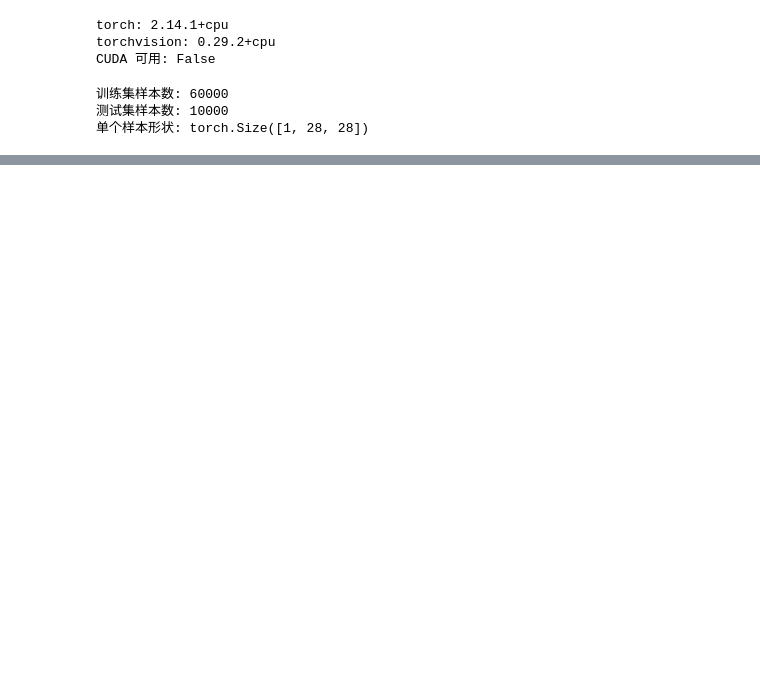
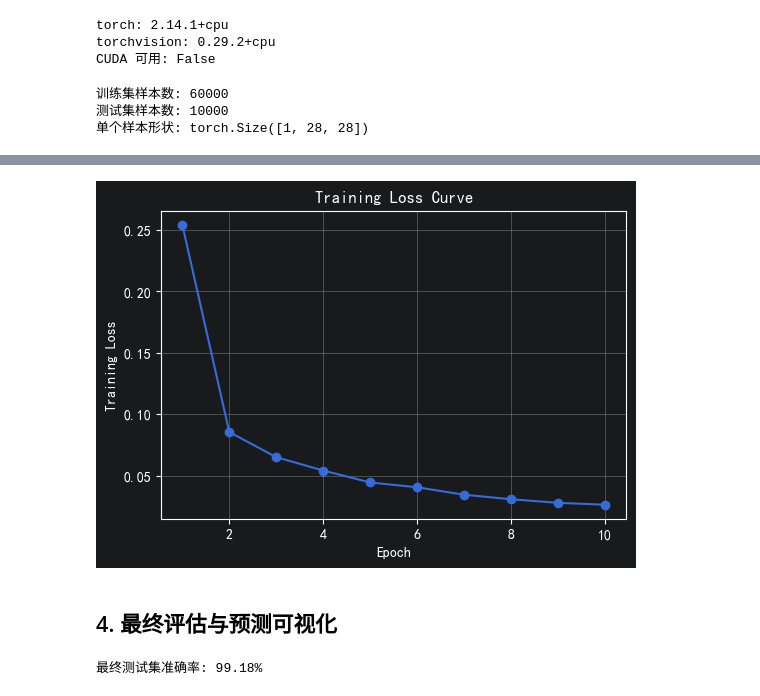
Before and after one commit to drawloong/MNIST, a Jupyter notebook: MNIST.ipynb, the cells around one changed output, grey strips where cells are left out. Drawn from its saved outputs; the diff is of its cells as text; code cells hidden in the pictures; blank space fills up the shorter version.

```diff
--- a/MNIST.ipynb
+++ b/MNIST.ipynb
@@ -34,0 +138,32 @@ print('单个样本形状:', train_dataset[0][0].shape)
+# %%
+EPOCHS = 10
+train_losses = []
+
+for epoch in range(EPOCHS):
+    model.train()
+    running_loss = 0.0
+    for images, labels in train_loader:
+        images, labels = images.to(device), labels.to(device)
+
+        optimizer.zero_grad()
+        outputs = model(images)
+        loss = criterion(outputs, labels)
+        loss.backward()
+        optimizer.step()
+
+        running_loss += loss.item() * images.size(0)
+
+    epoch_loss = running_loss / len(train_loader.dataset)
+    train_losses.append(epoch_loss)
+
+    # 每个 epoch 在测试集上快速评估
+    model.eval()
+    correct = 0
+    with torch.no_grad():
+        for images, labels in test_loader:
+            images, labels = images.to(device), labels.to(device)
+            preds = model(images).argmax(dim=1)
+            correct += (preds == labels).sum().item()
+    acc = correct / len(test_loader.dataset)
+
+    print(f'Epoch {epoch+1:2d}/{EPOCHS} | loss: {epoch_loss:.4f} | 测试准确率: {acc*100:.2f}%')
@@ -34,0 +181,27 @@ print('单个样本形状:', train_dataset[0][0].shape)
+# %%
+# 训练损失曲线
+plt.figure(figsize=(6, 4))
+plt.plot(range(1, EPOCHS + 1), train_losses, marker='o')
+plt.xlabel('Epoch')
+plt.ylabel('Training Loss')
+plt.title('Training Loss Curve')
+plt.grid(True)
+plt.show()
+# %% [output]
+[figure, added]
+# %% [markdown]
+## 4. 最终评估与预测可视化
+# %%
+model.eval()
+correct = 0
+total = 0
+with torch.no_grad():
+    for images, labels in test_loader:
+        images, labels = images.to(device), labels.to(device)
+        preds = model(images).argmax(dim=1)
+        correct += (preds == labels).sum().item()
+        total += labels.size(0)
+
+print(f'最终测试集准确率: {correct / total * 100:.2f}%')
+# %% [output]
+最终测试集准确率: 99.18%
```
Also changed, not shown: parts of 14 cells of this notebook, 1 other file.
